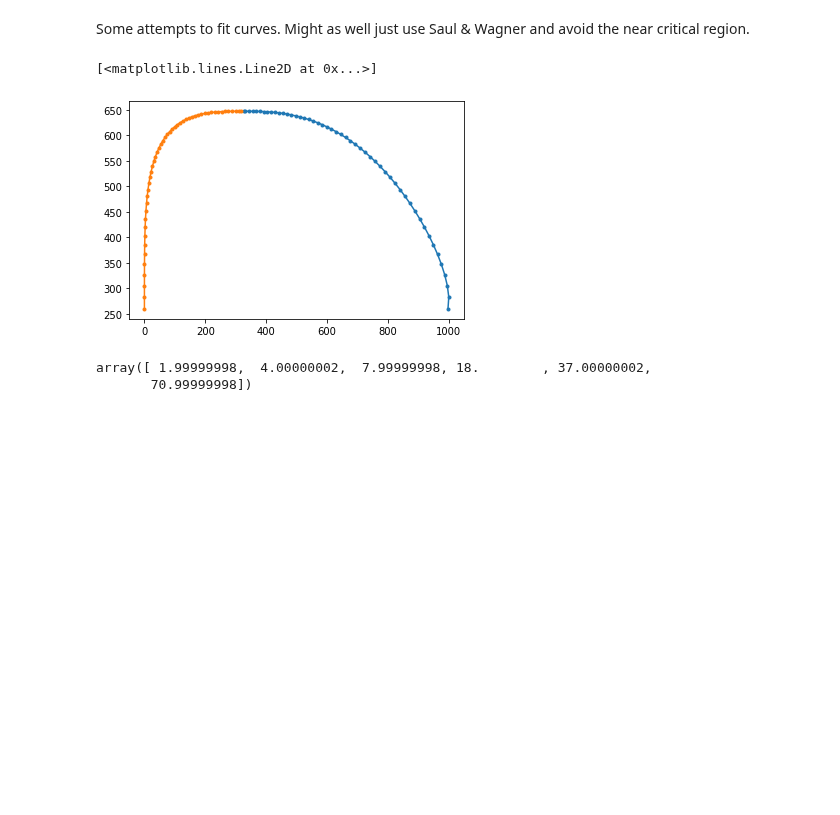
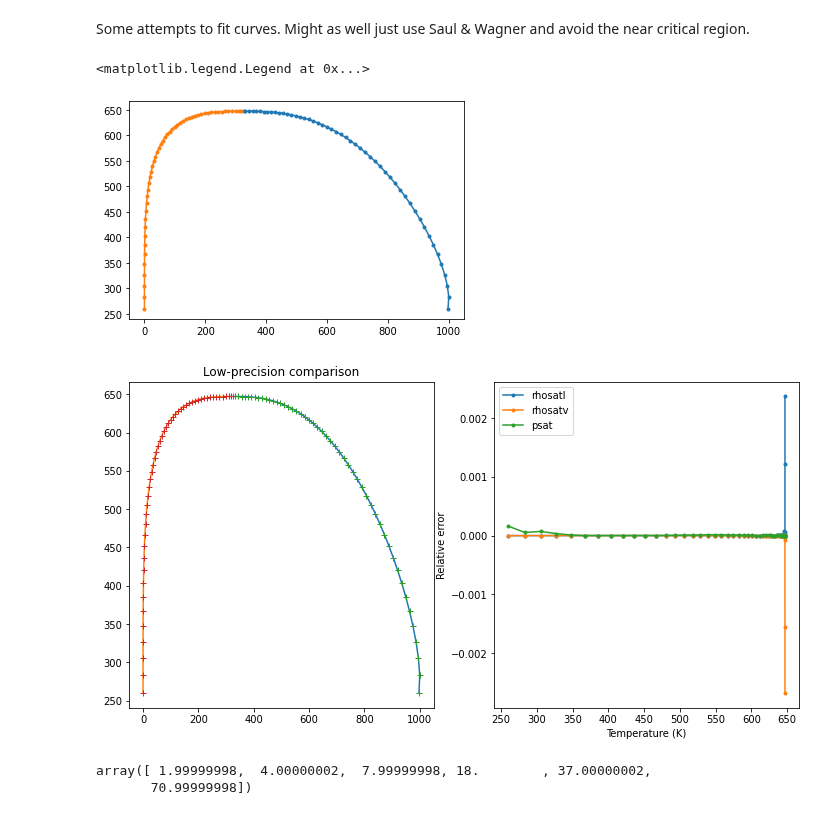
Before and after one commit to fredriclam/iapws95_light, a Jupyter notebook: water_tester.ipynb, the cells around one changed output. Cells and saved outputs as stored; diff of their text form; code cells hidden in the pictures; blank space fills up the shorter version.

Commit message:
Add comparison plot for prhosat_fast

```diff
--- a/water_tester.ipynb
+++ b/water_tester.ipynb
@@ -390,24 +390,41 @@ the near critical region.
 # %%
 import numpy as np
 import iapws95_light
 import float_phi_functions
 import matplotlib.pyplot as plt
 import scipy.optimize
 
 # T_samples = np.linspace(260, iapws95_light.Tc - 0.5e-3, 200)
 T_samples = iapws95_light.Tc - 0.5e-3 - (iapws95_light.Tc - 0.5e-3 - 260) * np.linspace(0,1,50)**3
 
 psat, rho_satl, rho_satv = zip(*[[float_phi_functions.prho_sat(T)[key]
     for key in ["psat", "rho_satl", "rho_satv"]] for T in T_samples])
 
 psat_fast, rho_satl_fast, rho_satv_fast = zip(*[[float_phi_functions.prho_sat_fast(T)[key]
     for key in ["psat", "rho_satl", "rho_satv"]] for T in T_samples])
 
 plt.plot(rho_satl, T_samples, '.-')
 plt.plot(rho_satv, T_samples, '.-')
+
+# Plot against low-precision routine
+plt.figure(figsize=(12,6))
+plt.subplot(1,2,1)
+plt.plot(rho_satl, T_samples, '-')
+plt.plot(rho_satv, T_samples, '-')
+plt.plot(rho_satl_fast, T_samples, '+')
+plt.plot(rho_satv_fast, T_samples, '+')
+plt.title("Low-precision comparison")
+plt.subplot(1,2,2)
+plt.plot(T_samples, rho_satl_fast/np.array(rho_satl)-1.0, '.-')
+plt.plot(T_samples, rho_satv_fast/np.array(rho_satv)-1.0, '.-')
+plt.plot(T_samples, psat_fast/np.array(psat)-1.0, '.-')
+plt.ylabel("Relative error")
+plt.xlabel("Temperature (K)")
+plt.legend(["rhosatl", "rhosatv", "psat"])
 # %% [output]
-[<matplotlib.lines.Line2D at 0x...>]
+<matplotlib.legend.Legend at 0x...>
 [figure]
+[figure, added]
 # %%
 np.array([0.33333333, 0.66666667, 1.33333333, 3.0,
   6.16666667, 11.83333333])*6
```
Also changed, not shown: parts of 2 cells of this notebook, 1 other file.
